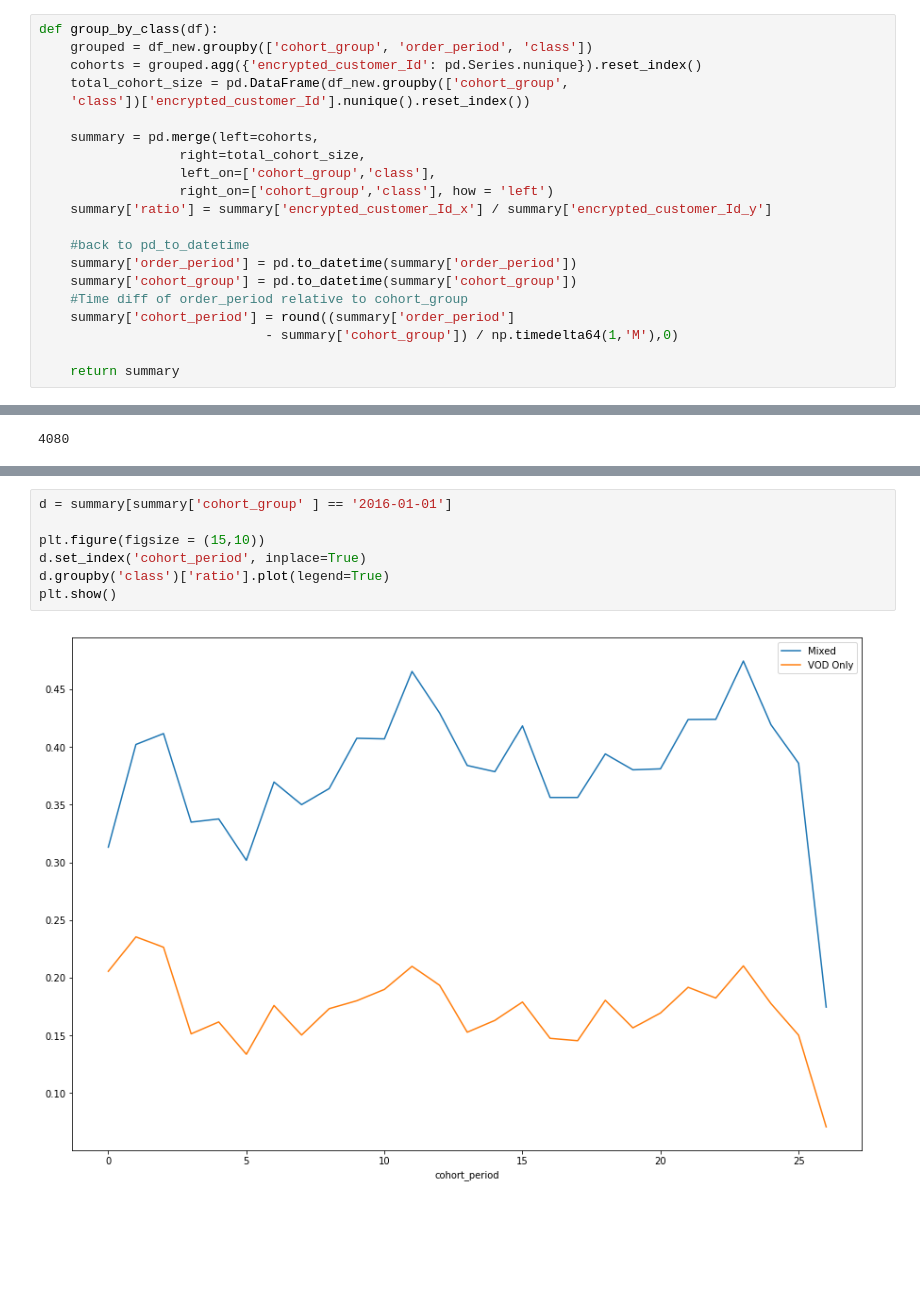
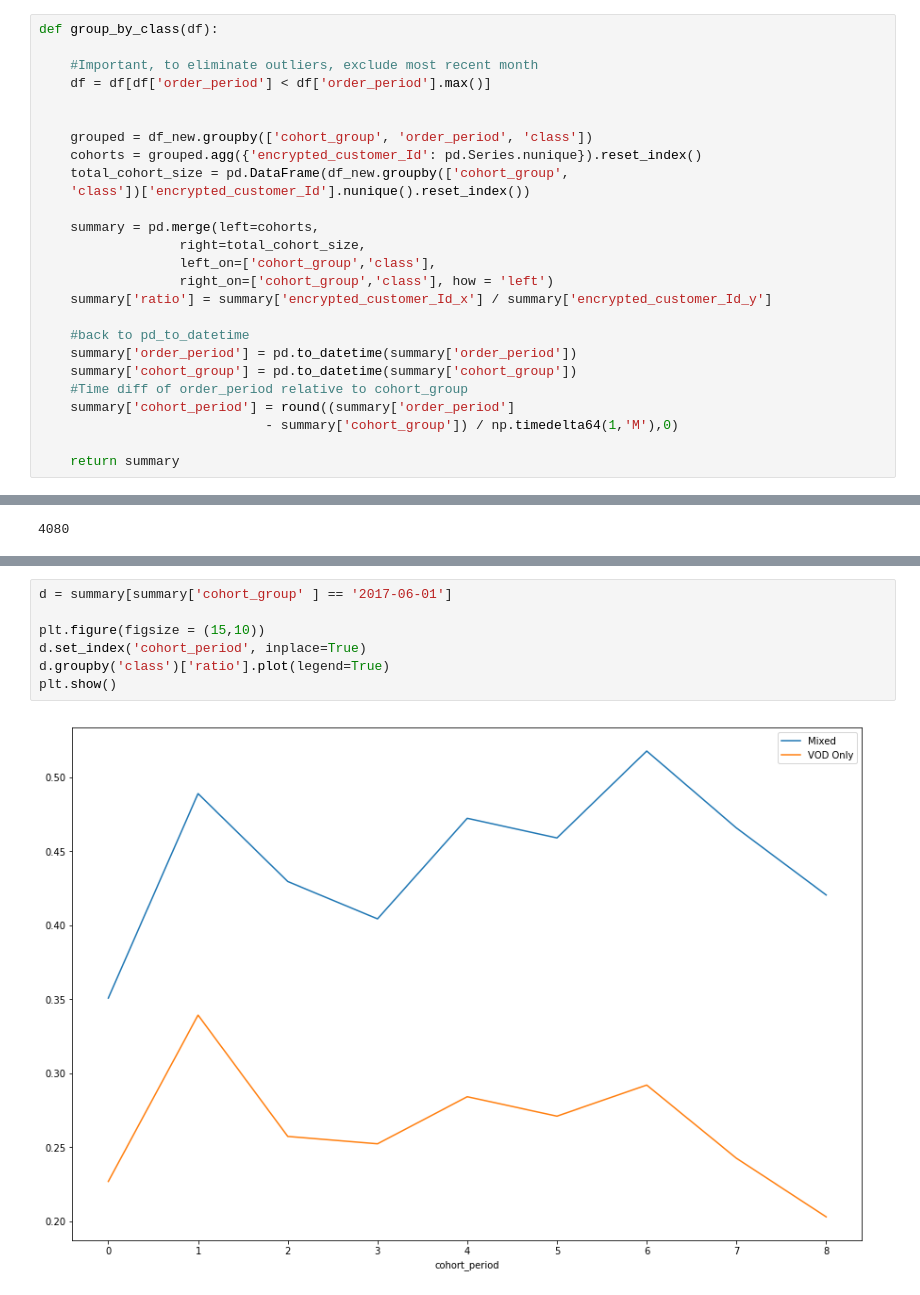
Before and after one commit to dfadeeff/AMZ_Projects, a Jupyter notebook: VOD_cohorts.ipynb, the cells around one changed output, grey strips where cells are left out. Cells and saved outputs as stored; diff of their text form; blank space fills up the shorter version.

Commit message:
Better visualization

```diff
--- a/VOD_cohorts.ipynb
+++ b/VOD_cohorts.ipynb
@@ -67,6 +58,11 @@ t.head()
 ## Prepare cohorts and return rates for both groups
 # %%
 def group_by_class(df):
+
+    #Important, to eliminate outliers, exclude most recent month
+    df = df[df['order_period'] < df['order_period'].max()]
+
+
     grouped = df_new.groupby(['cohort_group', 'order_period', 'class'])
     cohorts = grouped.agg({'encrypted_customer_Id': pd.Series.nunique}).reset_index()
     total_cohort_size = pd.DataFrame(df_new.groupby(['cohort_group',
@@ -109,9 +107,9 @@ df_new[ (df_new['cohort_group'] == '2016-01')
 # %%
-d = summary[summary['cohort_group' ] == '2016-01-01']
+d = summary[summary['cohort_group' ] == '2017-06-01']
 
 plt.figure(figsize = (15,10))
 d.set_index('cohort_period', inplace=True)
 d.groupby('class')['ratio'].plot(legend=True)
 plt.show()
 # %% [output]
-[figure, old version]
+[figure, new version]
```
Also changed, not shown: parts of 9 cells of this notebook.
